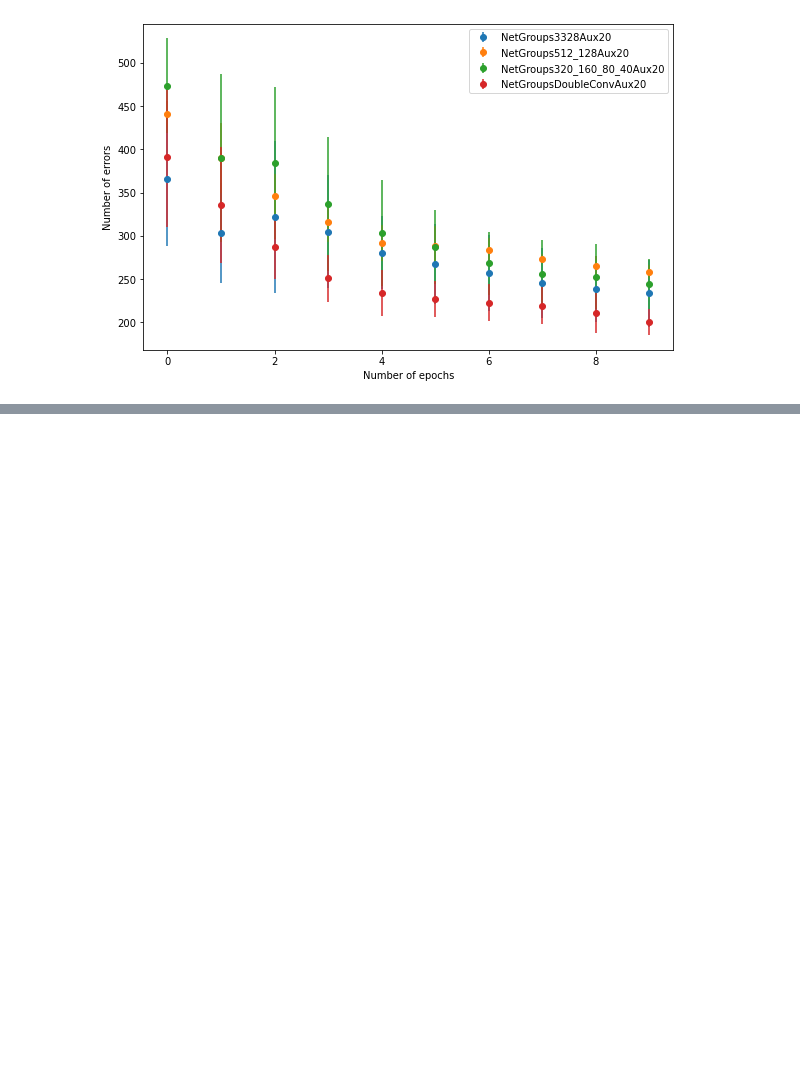
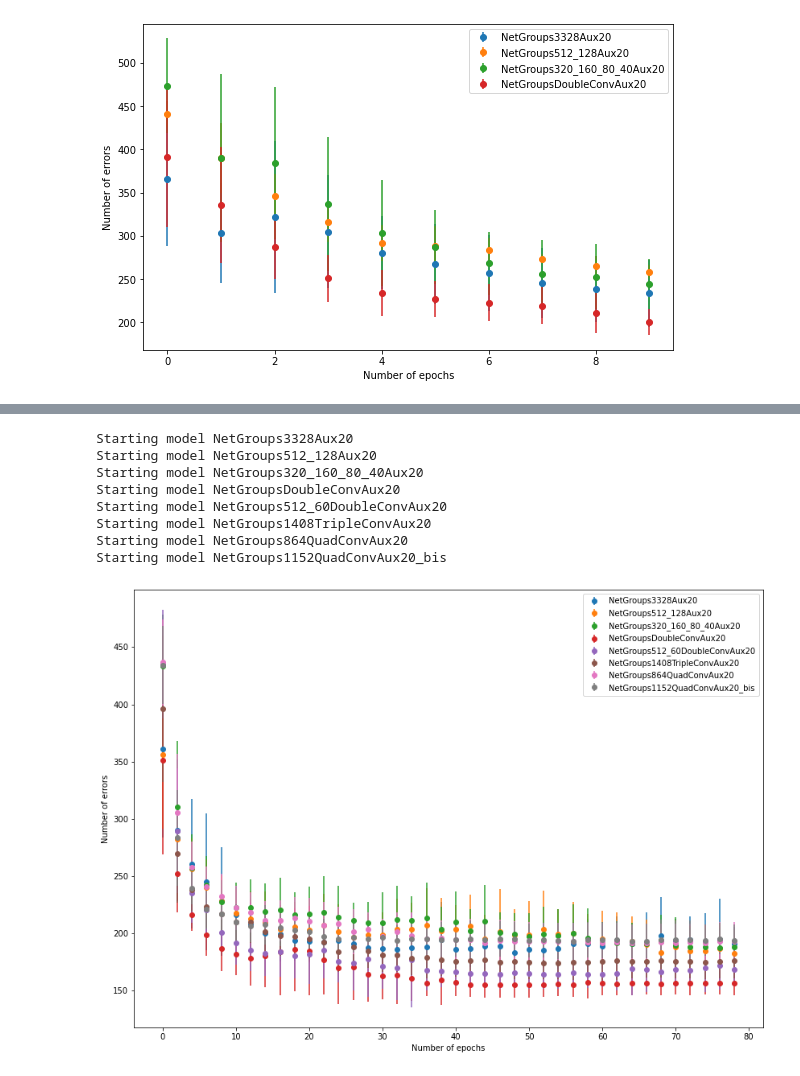
Before and after one commit to gbossy/DL_miniproj, a Jupyter notebook: Project1/AdamBaseAux.ipynb, the cells around one changed output, grey strips where cells are left out. Saved outputs shown, nothing was run; the diff lists cells and outputs as text; code cells hidden in the pictures; blank space fills up the shorter version.

```diff
--- a/Project1/AdamBase.ipynb
+++ b/Project1/AdamBaseAux.ipynb
@@ -459,0 +460,15 @@ Starting model NetGroups1152QuadConvAux20_bis
+# %%
+#Same as before with aux_factor=0.1
+models=[NetGroups3328Aux20,NetGroups512_128Aux20,NetGroups320_160_80_40Aux20,NetGroupsDoubleConvAux20,NetGroups512_60DoubleConvAux20,NetGroups1408TripleConvAux20,NetGroups864QuadConvAux20,NetGroups1152QuadConvAux20_bis]
+model_names=['NetGroups3328Aux20','NetGroups512_128Aux20','NetGroups320_160_80_40Aux20','NetGroupsDoubleConvAux20','NetGroups512_60DoubleConvAux20','NetGroups1408TripleConvAux20','NetGroups864QuadConvAux20','NetGroups1152QuadConvAux20_bis']
+big_error_plot(models,model_names,n=30,nb_epochs=80,aux_factor=0.1,name='big_plot_aux=01.png')
+# %% [output]
+Starting model NetGroups3328Aux20
+Starting model NetGroups512_128Aux20
+Starting model NetGroups320_160_80_40Aux20
+Starting model NetGroupsDoubleConvAux20
+Starting model NetGroups512_60DoubleConvAux20
+Starting model NetGroups1408TripleConvAux20
+Starting model NetGroups864QuadConvAux20
+Starting model NetGroups1152QuadConvAux20_bis
+[figure, added]
```
Also changed, not shown: parts of 4 cells of this notebook, 8 other files.
